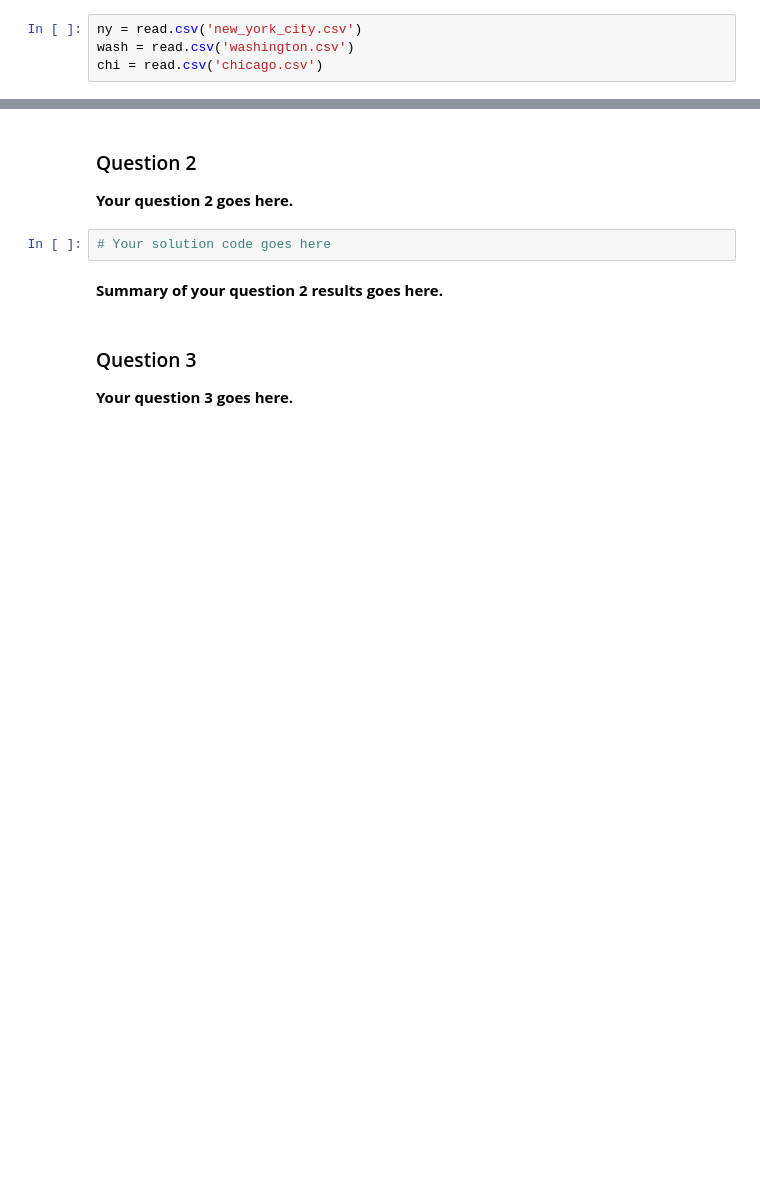
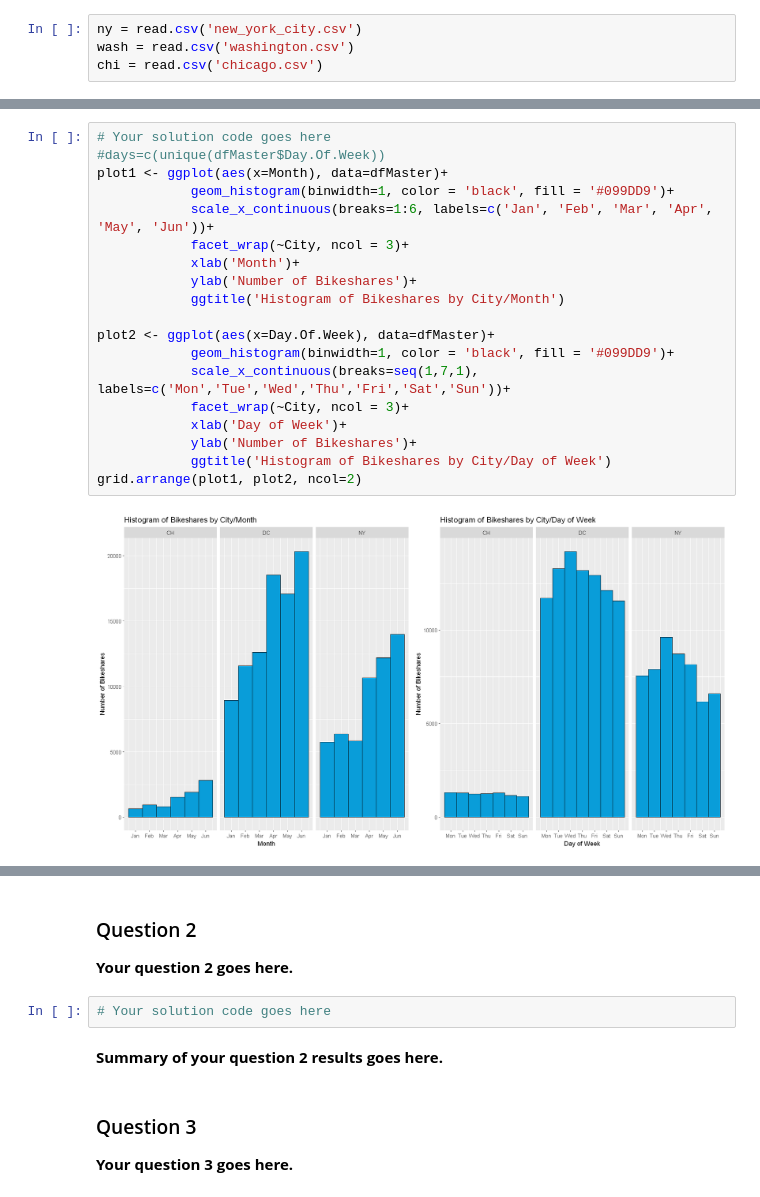
Before and after one commit to GaryLBentley/bikerideshare, a Jupyter notebook: Explore_bikeshare_data.ipynb, the cells around one changed output, grey strips where cells are left out. Cells and saved outputs as stored; diff of their text form; blank space fills up the shorter version.

```diff
--- a/Explore_bikeshare_data.ipynb
+++ b/Explore_bikeshare_data.ipynb
@@ -149,0 +122,21 @@ A data.frame: 6 × 15
+# %%
+# Your solution code goes here
+#days=c(unique(dfMaster$Day.Of.Week))
+plot1 <- ggplot(aes(x=Month), data=dfMaster)+
+            geom_histogram(binwidth=1, color = 'black', fill = '#099DD9')+
+            scale_x_continuous(breaks=1:6, labels=c('Jan', 'Feb', 'Mar', 'Apr', 'May', 'Jun'))+
+            facet_wrap(~City, ncol = 3)+
+            xlab('Month')+
+            ylab('Number of Bikeshares')+
+            ggtitle('Histogram of Bikeshares by City/Month')
+
+plot2 <- ggplot(aes(x=Day.Of.Week), data=dfMaster)+
+            geom_histogram(binwidth=1, color = 'black', fill = '#099DD9')+
+            scale_x_continuous(breaks=seq(1,7,1), labels=c('Mon','Tue','Wed','Thu','Fri','Sat','Sun'))+
+            facet_wrap(~City, ncol = 3)+
+            xlab('Day of Week')+
+            ylab('Number of Bikeshares')+
+            ggtitle('Histogram of Bikeshares by City/Day of Week')
+grid.arrange(plot1, plot2, ncol=2)
+# %% [output]
+[figure, added]
```
Also changed, not shown: parts of 10 cells of this notebook, 3 other files.
